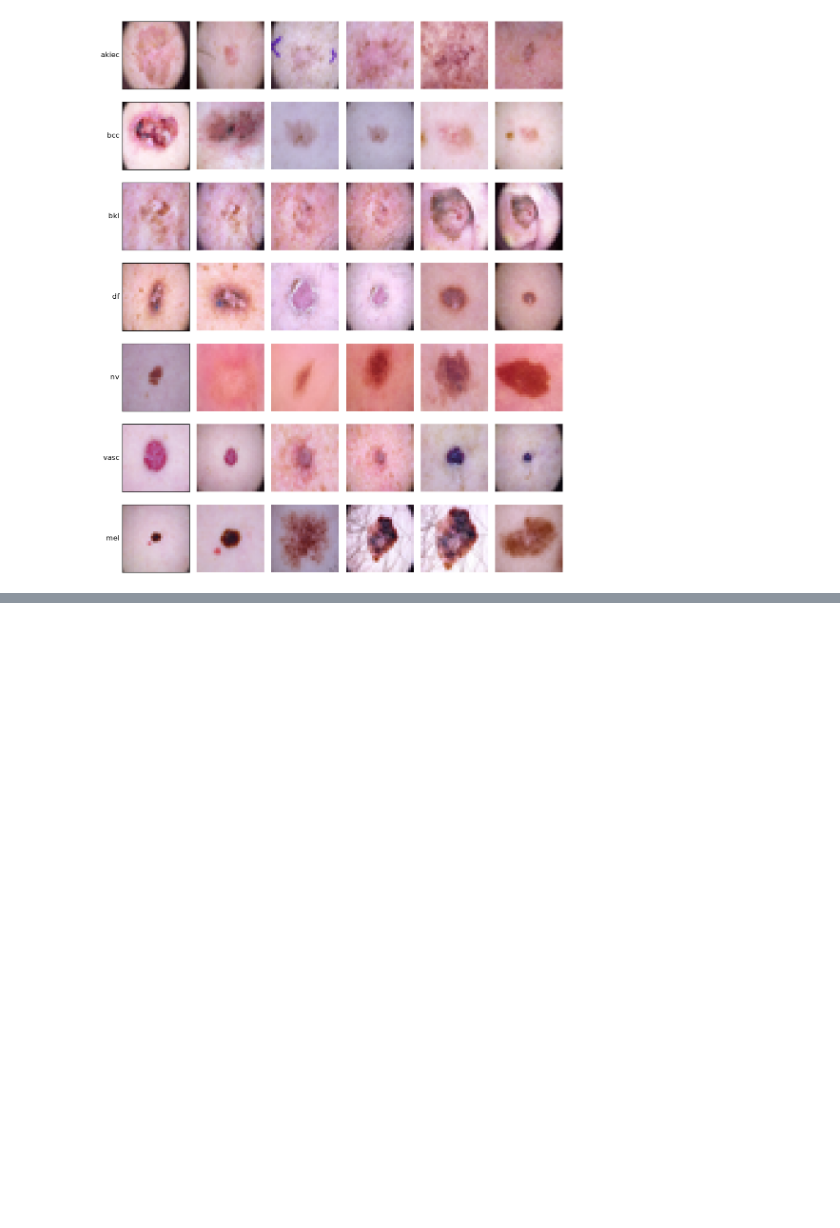
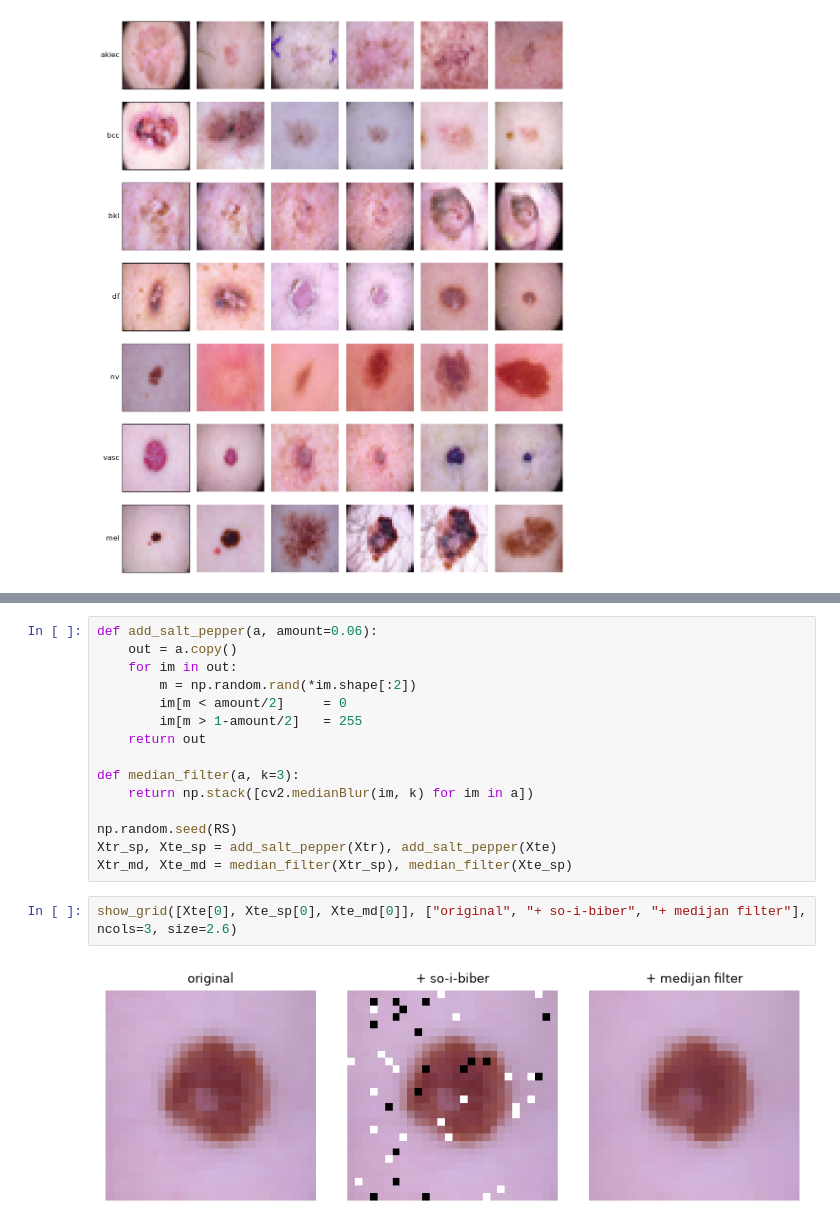
Before and after one commit to BoziCCCa/ImagePreprocessing, a Jupyter notebook: notebook.ipynb, the cells around one changed output, grey strips where cells are left out. Saved outputs shown, nothing was run; the diff lists cells and outputs as text; blank space fills up the shorter version.

```diff
--- a/notebook.ipynb
+++ b/notebook.ipynb
@@ -206,0 +360,19 @@ plt.show()
+# %%
+def add_salt_pepper(a, amount=0.06):
+    out = a.copy()
+    for im in out:
+        m = np.random.rand(*im.shape[:2])
+        im[m < amount/2]     = 0
+        im[m > 1-amount/2]   = 255
+    return out
+
+def median_filter(a, k=3):
+    return np.stack([cv2.medianBlur(im, k) for im in a])
+
+np.random.seed(RS)
+Xtr_sp, Xte_sp = add_salt_pepper(Xtr), add_salt_pepper(Xte)
+Xtr_md, Xte_md = median_filter(Xtr_sp), median_filter(Xte_sp)
+# %%
+show_grid([Xte[0], Xte_sp[0], Xte_md[0]], ["original", "+ so-i-biber", "+ medijan filter"], ncols=3, size=2.6)
+# %% [output]
+[figure, added]
```
Also changed, not shown: parts of 74 cells of this notebook.
